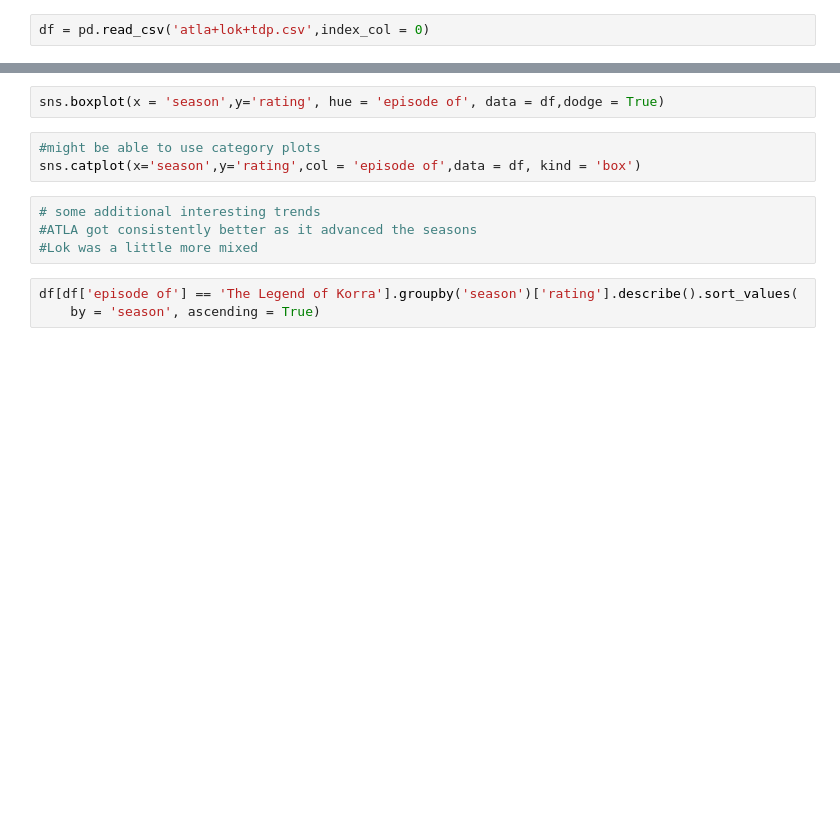
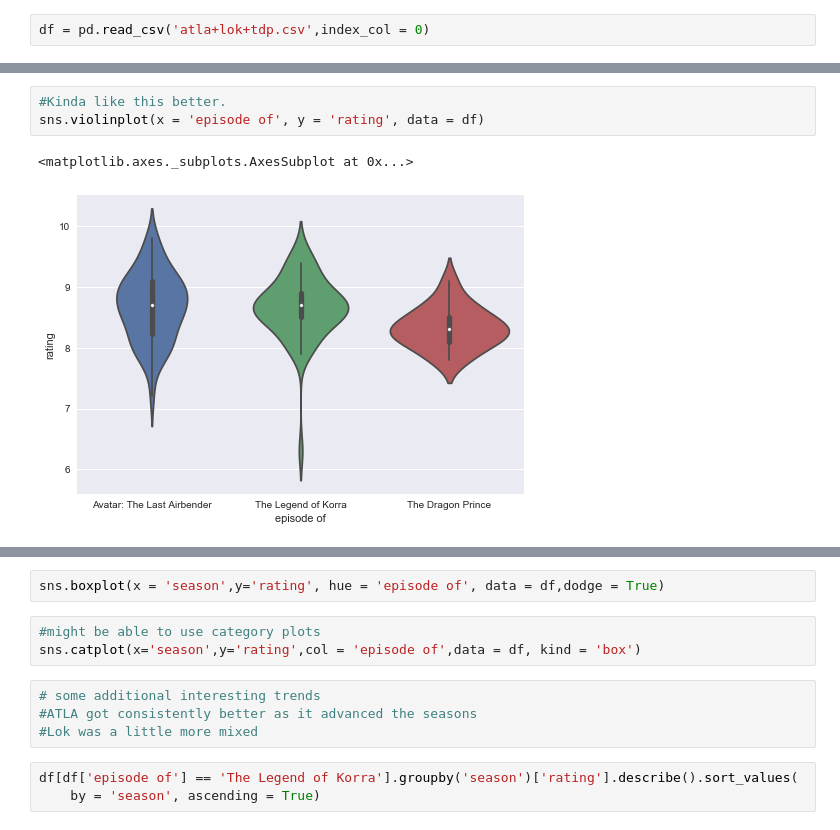
Before and after one commit to JohnErnestBonanno/Media_Analysis, a Jupyter notebook: Avatar_EDA.ipynb, the cells around one changed output, grey strips where cells are left out. Drawn from its saved outputs; the diff is of its cells as text; blank space fills up the shorter version.

```diff
--- a/Avatar_EDA.ipynb
+++ b/Avatar_EDA.ipynb
@@ -70 +114,7 @@ sns.boxplot(x ='episode of',y='rating',data = df)
+# %%
+#Kinda like this better.
+sns.violinplot(x = 'episode of', y = 'rating', data = df)
+# %% [output]
+<matplotlib.axes._subplots.AxesSubplot at 0x...>
+[figure, added]
 # %%
```
Also changed, not shown: parts of 34 cells of this notebook.
